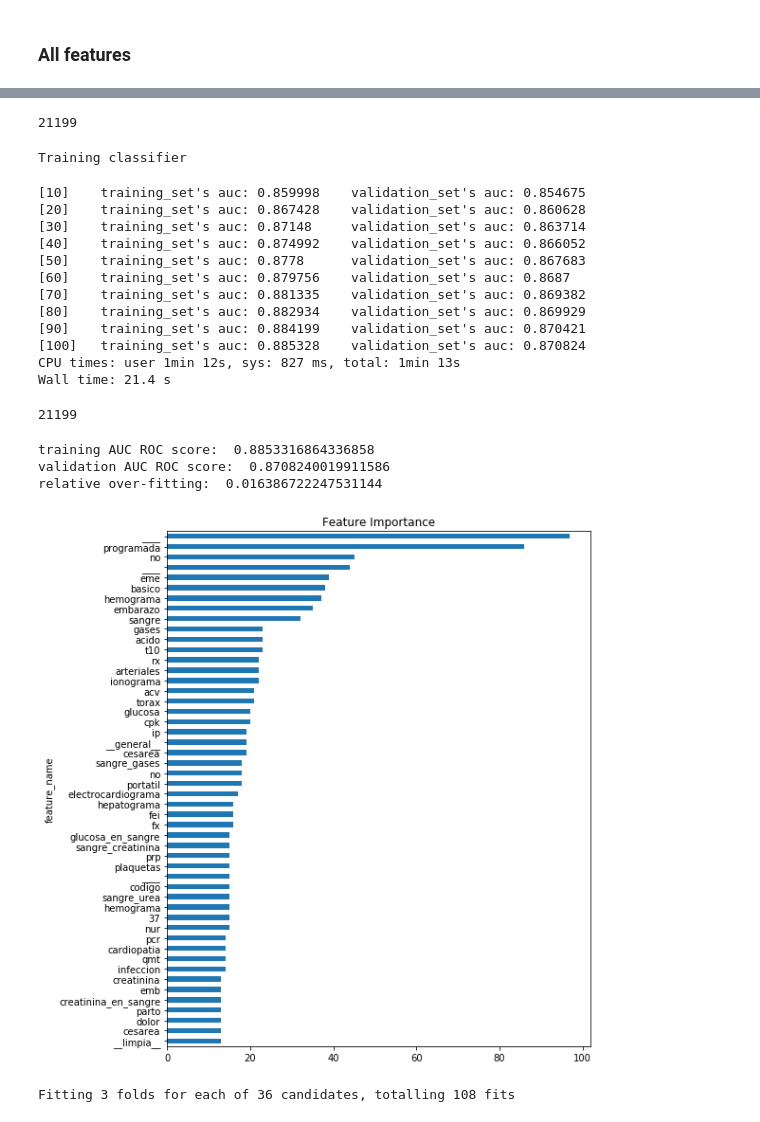
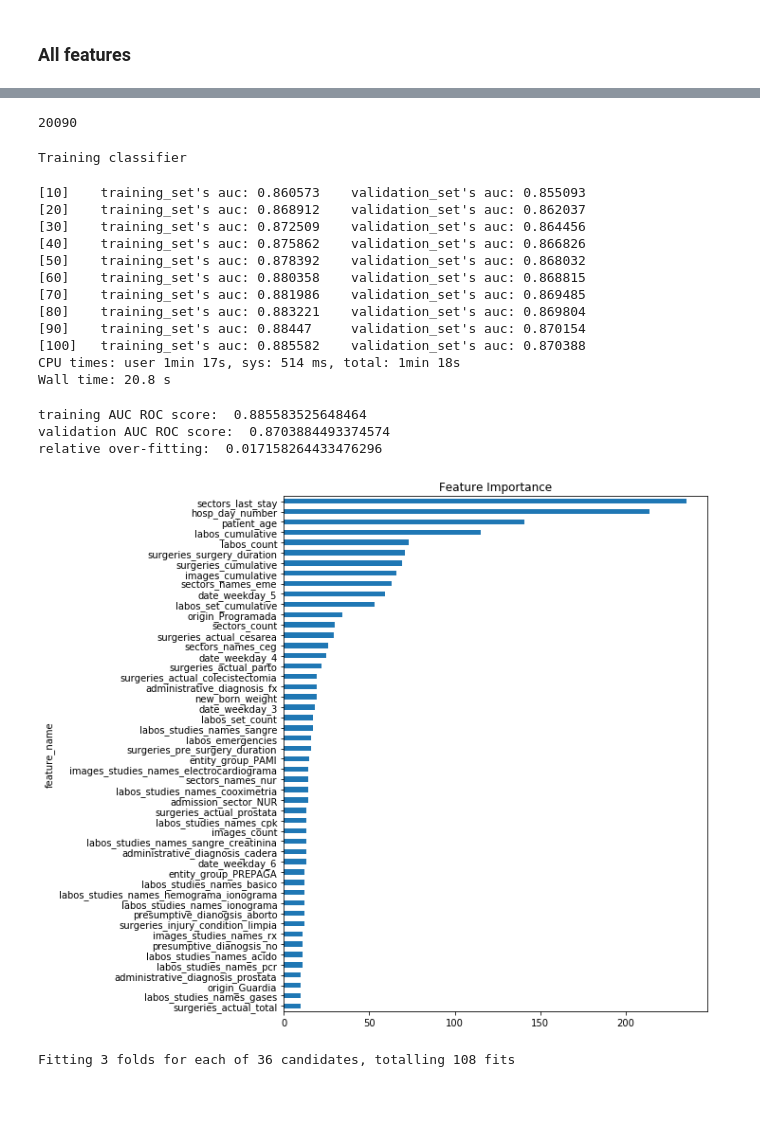
Before and after one commit to josedallavia/A-Machine-Learning-Approach-for-Optimization-of-Hospital-Bed-Utilization, a Jupyter notebook: experiments/combined/comb_model_lgbm.ipynb, the cells around one changed output, grey strips where cells are left out. Saved outputs shown, nothing was run; the diff lists cells and outputs as text; code cells hidden in the pictures.

```diff
--- a/experiments/combined/comb_model_lgbm.ipynb
+++ b/experiments/combined/comb_model_lgbm.ipynb
@@ -44,6 +44,11 @@ sequence_features = ['labos_studies_names','sectors_names','images_study_types',
 # %%
 text_features = ['administrative_diagnosis','presumptive_dianogsis','images_studies_names',
                 'surgeries_actual']
+# %%
+text_features = [ 'administrative_diagnosis','presumptive_dianogsis','images_studies_names',
+                'surgeries_actual' ,
+    'labos_studies_names','sectors_names','images_study_types','surgeries_types',
+                    'surgeries_injury_condition','surgeries_post_surgery_condition','surgeries_anesthesia_types']
 # %%
 categorical_features = ['date_weekday',
  'request_origin',
@@ -103,7 +108,7 @@ model_params = {'classifier': 'lgbm',
                 'categorical_features' : categorical_features ,
                 'numerical_features' : numerical_features,
                'text_features': text_features,
-                'sequence_features':sequence_features
+                #'sequence_features':sequence_features
                }
 # %%
 lgbm_comb_features = Model(**model_params)
@@ -129,38 +134,34 @@ Fitting pipeline...
 # %%
 lgbm_comb_features.n_features
 # %% [output]
-21199
+20090
 # %%
 %%time
 lgbm_comb_features.fit_classifier()
 # %% [output]
 Training classifier
-[10]    training_set's auc: 0.859998    validation_set's auc: 0.854675
-[20]    training_set's auc: 0.867428    validation_set's auc: 0.860628
-[30]    training_set's auc: 0.87148     validation_set's auc: 0.863714
-[40]    training_set's auc: 0.874992    validation_set's auc: 0.866052
-[50]    training_set's auc: 0.8778      validation_set's auc: 0.867683
-[60]    training_set's auc: 0.879756    validation_set's auc: 0.8687
-[70]    training_set's auc: 0.881335    validation_set's auc: 0.869382
-[80]    training_set's auc: 0.882934    validation_set's auc: 0.869929
-[90]    training_set's auc: 0.884199    validation_set's auc: 0.870421
-[100]   training_set's auc: 0.885328    validation_set's auc: 0.870824
-CPU times: user 1min 12s, sys: 827 ms, total: 1min 13s
-Wall time: 21.4 s
+[10]    training_set's auc: 0.860573    validation_set's auc: 0.855093
+[20]    training_set's auc: 0.868912    validation_set's auc: 0.862037
+[30]    training_set's auc: 0.872509    validation_set's auc: 0.864456
+[40]    training_set's auc: 0.875862    validation_set's auc: 0.866826
+[50]    training_set's auc: 0.878392    validation_set's auc: 0.868032
+[60]    training_set's auc: 0.880358    validation_set's auc: 0.868815
+[70]    training_set's auc: 0.881986    validation_set's auc: 0.869485
+[80]    training_set's auc: 0.883221    validation_set's auc: 0.869804
+[90]    training_set's auc: 0.88447     validation_set's auc: 0.870154
+[100]   training_set's auc: 0.885582    validation_set's auc: 0.870388
+CPU times: user 1min 17s, sys: 514 ms, total: 1min 18s
+Wall time: 20.8 s
-# %%
-len(lgbm_comb_features.model_features)
-# %% [output]
-21199
 # %%
 lgbm_comb_features.get_performance_metrics()
 # %% [output]
-training AUC ROC score:  0.8853316864336858
-validation AUC ROC score:  0.8708240019911586
-relative over-fitting:  0.016386722247531144
+training AUC ROC score:  0.885583525648464
+validation AUC ROC score:  0.8703884493374574
+relative over-fitting:  0.017158264433476296
 # %%
-lgbm_comb_text_features.plot_feature_importance(50)
+lgbm_comb_features.plot_feature_importance(50)
 # %% [output]
-[figure, old version]
+[figure, new version]
 # %%
 lgbm_param_grid = {'max_depth': [3,7,10],
                   'learning_rate': [0.1,0.01,0.001],
```
Also changed, not shown: parts of 7 cells of this notebook, 8 other files.
